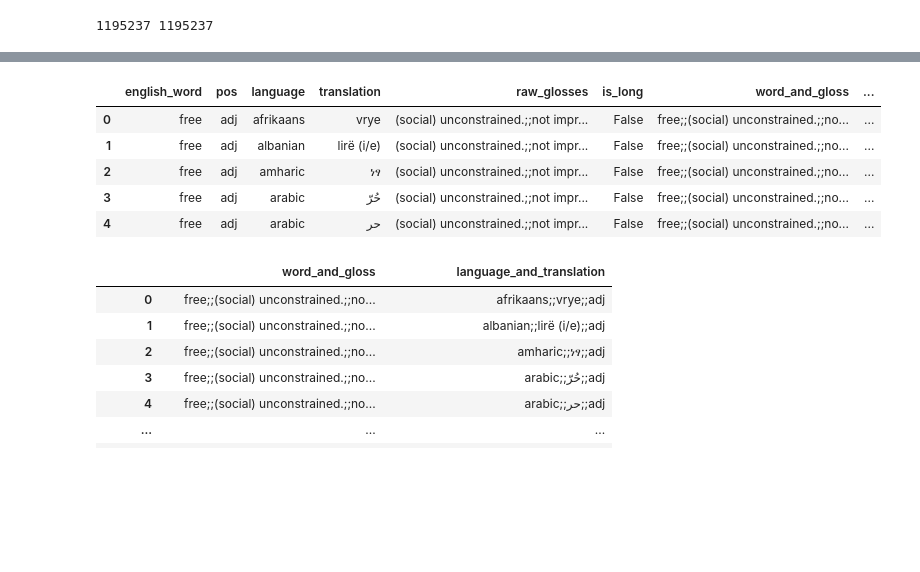
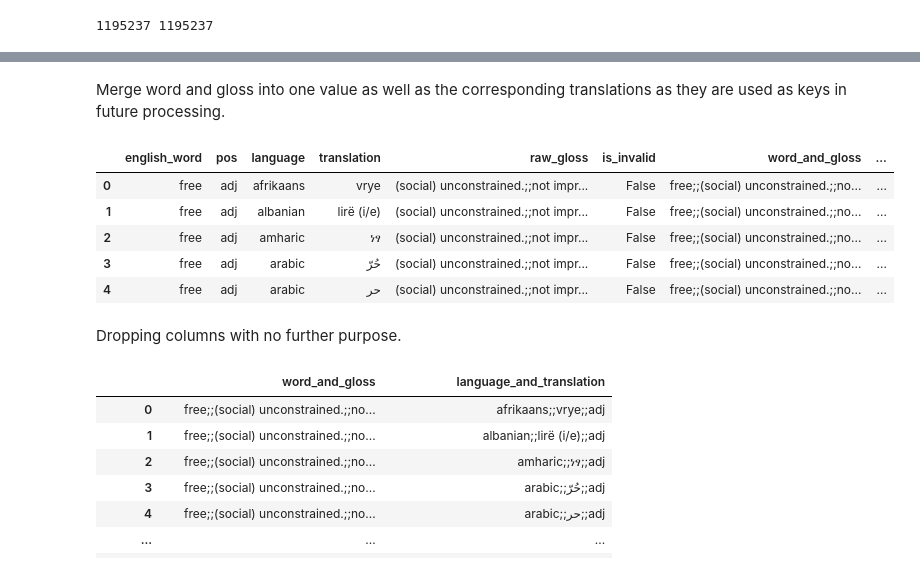
Before and after one commit to sinajaprlja/LexTyp, a Jupyter notebook: load_and_preprocess.ipynb, the cells around one changed output, grey strips where cells are left out. Saved outputs shown, nothing was run; the diff lists cells and outputs as text; code cells hidden in the pictures; blank space fills up the shorter version.

```diff
--- a/load_and_preprocess.ipynb
+++ b/load_and_preprocess.ipynb
@@ -4,7 +60,9 @@ import settings
 # %%
-wictionary_file_path = "resources/kaikki.org-dictionary-English.jsonl"
+english_translations = "resources/load_and_preprocess/english_translations.jsonl"
 
+data = []
+with open(english_translations, "r", encoding="utf-8") as f:
+    for line in f:
+        data.append(json.loads(line.strip()))
 
-with open(wictionary_file_path, "r", encoding="utf-8") as f:
-    for i in range(5):
-        line = f.readline().strip()
+print(f"Loaded {len(data)} entries.")
@@ -83,7 +84,7 @@ rows = []
 for entry in data:
     english_word = entry["word"]
     pos = entry["pos"]
-    raw_glosses = entry["raw_glosses"]
+    raw_gloss = entry["raw_gloss"]
     translations = entry["translations"]
 
     for translation in translations:
@@ -94,7 +95,7 @@ for entry in data:
             "pos": pos,
             "language": lang,
             "translation": word,
-            "raw_glosses": raw_glosses
+            "raw_gloss": raw_gloss
         })
 # %%
 df = pd.DataFrame(rows)
@@ -138,9 +139,9 @@ apartheid wall       1
 hypertoxic           1
 Name: count, Length: 57004, dtype: int64
 # %%
-lang_long = df['language'].unique()
-lang_long = pd.DataFrame(lang_long, columns=['language'])
-lang_long
+languages = df['language'].unique()
+languages = pd.DataFrame(languages, columns=['language'])
+languages
 # %% [output]
 |  | language |
 | 0 | afrikaans |
@@ -165,6 +161,8 @@ for lang in lang_long["language"]:
 # %%
-df['is_long'] = df["language"].apply(lambda x: x in list(lang_long["language"]))
-cleaned = df[df["is_long"] == False]
+invalid_lang = languages[languages['language'].str.contains(',') | languages['language'].str.contains(r'\d')]
+
+df['is_invalid'] = df["language"].apply(lambda x: x in list(invalid_lang["language"]))
+cleaned = df[df["is_invalid"] == False]
 
 print(df.shape[0], cleaned.shape[0])
 # %% [output]
@@ -185,15 +183,20 @@ cleaned.head(100)
 | 98 | free | adj | romagnol | lèbar | (social) unconstrained.;;not impr... | False |
 | 99 | free | adj | romanian | liber | (social) unconstrained.;;not impr... | False |
 100 rows × 6 columns
+# %% [markdown]
+Merge word and gloss into one value as well as the corresponding translations as they are used
+as keys in future processing.
 # %%
-cleaned["word_and_gloss"] = cleaned["english_word"] + settings.SEPERATOR + cleaned["raw_glosses"]
+cleaned["word_and_gloss"] = cleaned["english_word"] + settings.SEPERATOR + cleaned["raw_gloss"]
 cleaned["language_and_translation"] = cleaned["language"] + settings.SEPERATOR + cleaned["translation"] + settings.SEPERATOR + cleaned["pos"]
 cleaned.head()
 # %% [output]
-|  | english_word | pos | language | translation | raw_glosses | is_long | word_and_gloss | ... |
+|  | english_word | pos | language | translation | raw_gloss | is_invalid | word_and_gloss | ... |
 | 0 | free | adj | afrikaans | vrye | (social) unconstrained.;;not impr... | False | free;;(social) unconstrained.;;no... | ... |
 | 1 | free | adj | albanian | lirë (i/e) | (social) unconstrained.;;not impr... | False | free;;(social) unconstrained.;;no... | ... |
 | 2 | free | adj | amharic | ነፃ | (social) unconstrained.;;not impr... | False | free;;(social) unconstrained.;;no... | ... |
 | 3 | free | adj | arabic | حُرّ | (social) unconstrained.;;not impr... | False | free;;(social) unconstrained.;;no... | ... |
 | 4 | free | adj | arabic | حر | (social) unconstrained.;;not impr... | False | free;;(social) unconstrained.;;no... | ... |
+# %% [markdown]
+Dropping columns with no further purpose.
 # %%
```
Also changed, not shown: parts of 17 cells of this notebook, 14 other files.
